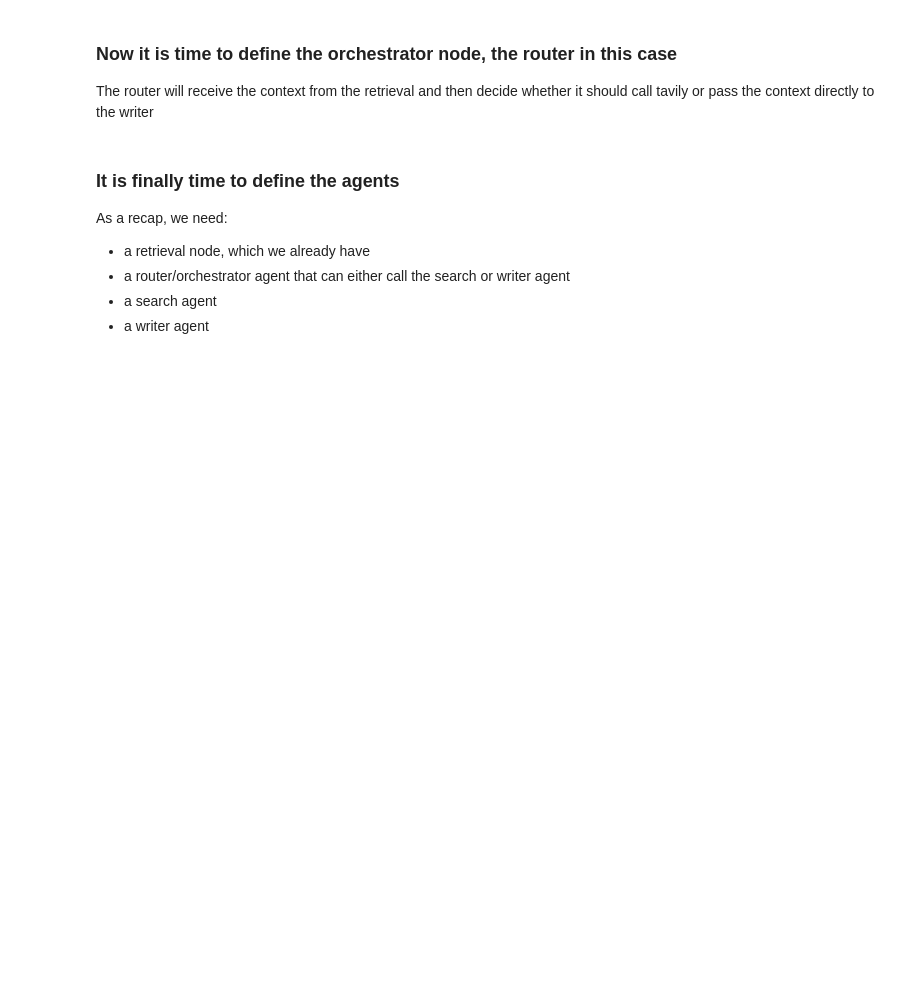
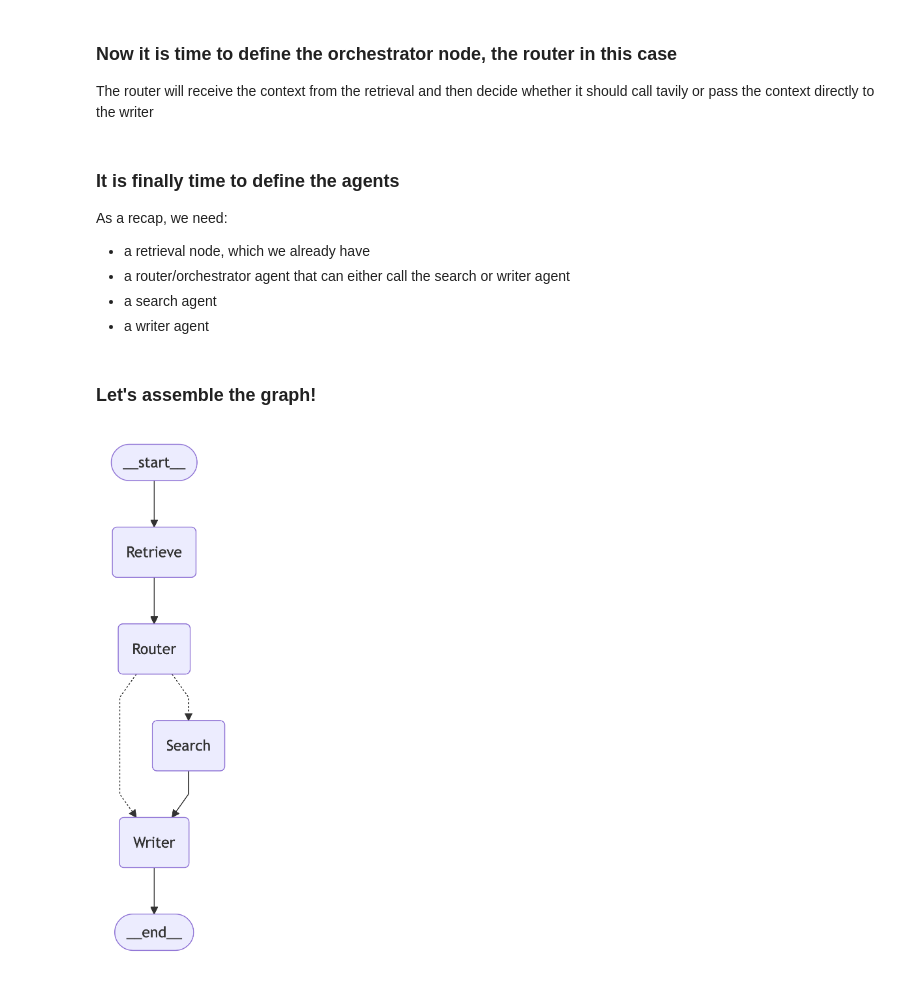
Before and after one commit to Kebniss/AIE7, a Jupyter notebook: 11_Assignment/development_v1.ipynb, the cells around one changed output. Saved outputs shown, nothing was run; the diff lists cells and outputs as text; code cells hidden in the pictures; blank space fills up the shorter version.

Commit message:
First aent working version in notebook

```diff
--- a/11_Assignment/development_v1.ipynb
+++ b/11_Assignment/development_v1.ipynb
@@ -242,7 +268,7 @@ def create_router(llm: ChatOpenAI, system_prompt, members) -> str:
     return (
         prompt
         | llm.bind_tools([tool_def], tool_choice={"type": "function", "function": {"name": "route"}})
-        | JsonOutputFunctionsParser()
+        | JsonOutputToolsParser()
     )
 # %% [markdown]
 ### Create the tools
@@ -260,13 +286,20 @@ tool_belt = [
     tavily_tool,
 ]
 # %%
-from typing import Annotated, List, Tuple, Union
-from langchain_core.tools import tool
+@tool
+def search_internet(query: Annotated[str, "Query to search the internet for"]):
+    """Search the internet for additional information"""
+    # Use your existing tavily_tool
+    results = tavily_tool.invoke(query)
 
-@tool
-def retrieve_information(query: Annotated[str, "Query to ask the retrieve information tool"]):
-    """Use Retrieval to retrieve information about the user query"""
-    return retrieval_graph.invoke({"question": query})
+    # Convert results to Document format
+    from langchain_core.documents import Document
+    docs = []
+    for result in results:
+        content = f"Title: {result.get('title', '')}\nContent: {result.get('content', '')}\nURL: {result.get('url', '')}"
+        docs.append(Document(page_content=content, metadata={"source": "internet_search", "url": result.get('url', '')}))
+
+    return docs
 # %% [markdown]
 ### Let's define the state functions
 
@@ -340,7 +404,6 @@ router_agent = create_router(
     " pass the context to Writer. If it is not, pass the query to Search."
     " You should never ask Search to do anything beyond research."
     " You should never ask Writer to do anything beyond writing the answer given"
-    " the retrieved and searched context."
-    " When finished, respond with FINISH."),
+    " the context."),
     ["Search", "Writer"],
 )
@@ -346,0 +453,2 @@ router_agent = create_router(
+# %% [markdown]
+### Let's assemble the graph!
@@ -346,0 +482,22 @@ router_agent = create_router(
+# %%
+import nest_asyncio
+nest_asyncio.apply()
+
+from IPython.display import Image, display
+from langchain_core.runnables.graph import CurveStyle, MermaidDrawMethod, NodeStyles
+
+display(
+    Image(
+        compiled_graph.get_graph().draw_mermaid_png(
+            curve_style=CurveStyle.LINEAR,
+            node_colors=NodeStyles(first="#ffdfba", last="#baffc9", default="#fad7de"),
+            wrap_label_n_words=9,
+            output_file_path=None,
+            draw_method=MermaidDrawMethod.PYPPETEER,
+            background_color="white",
+            padding=10,
+        )
+    )
+)
+# %% [output]
+[figure, added]
```
Also changed, not shown: parts of 14 cells of this notebook.
